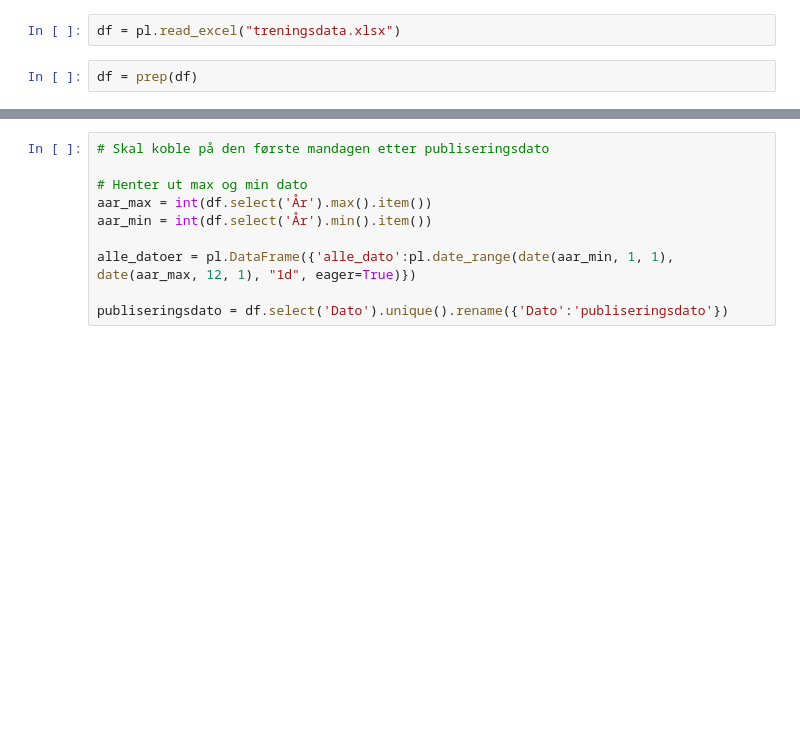
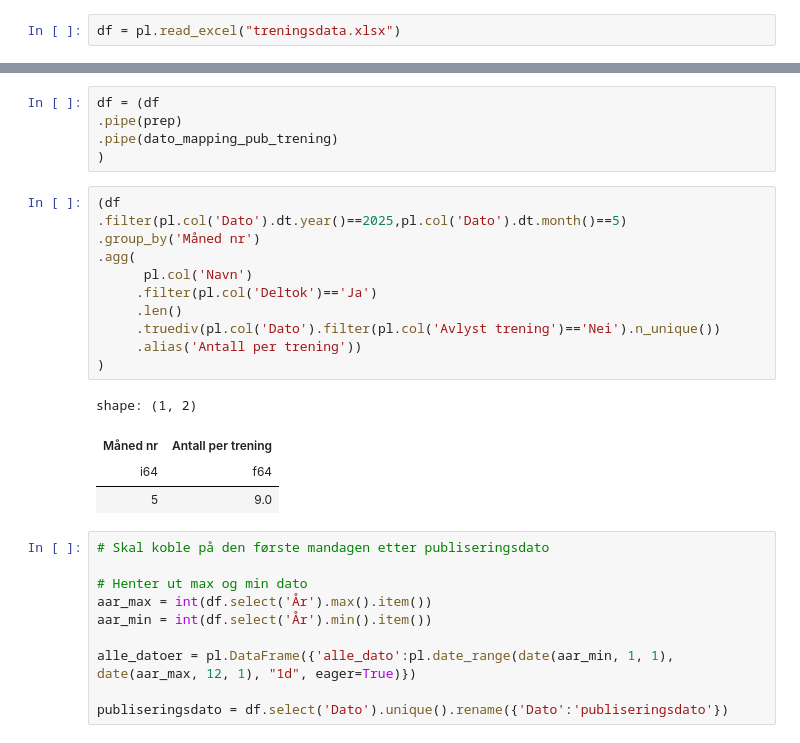
Before and after one commit to PolarsDude/treningsstatistikk-, a Jupyter notebook: test_fil.ipynb, the cells around one changed output, grey strips where cells are left out. Cells and saved outputs as stored; diff of their text form; blank space fills up the shorter version.

Commit message:
Byttet fra n_unique til len. Det blir feil å telle på unique

```diff
--- a/test_fil.ipynb
+++ b/test_fil.ipynb
@@ -10,5 +10,3 @@ from datetime import date
 # Les inn data
 # %%
 df = pl.read_excel("treningsdata.xlsx")
-# %%
-df = prep(df)
@@ -47,3 +13,24 @@ shape: (674, 9)
+# %%
+df = (df
+.pipe(prep)
+.pipe(dato_mapping_pub_trening)
+)
+# %%
+(df
+.filter(pl.col('Dato').dt.year()==2025,pl.col('Dato').dt.month()==5)
+.group_by('Måned nr')
+.agg(
+      pl.col('Navn')
+     .filter(pl.col('Deltok')=='Ja')
+     .len()
+     .truediv(pl.col('Dato').filter(pl.col('Avlyst trening')=='Nei').n_unique())
+     .alias('Antall per trening'))
+)
+# %% [output]
+shape: (1, 2)
+| Måned nr | Antall per trening |
+| i64 | f64 |
+| 5 | 9.0 |
 # %%
 # Skal koble på den første mandagen etter publiseringsdato
 
```
Also changed, not shown: parts of 3 cells of this notebook, 2 other files.
